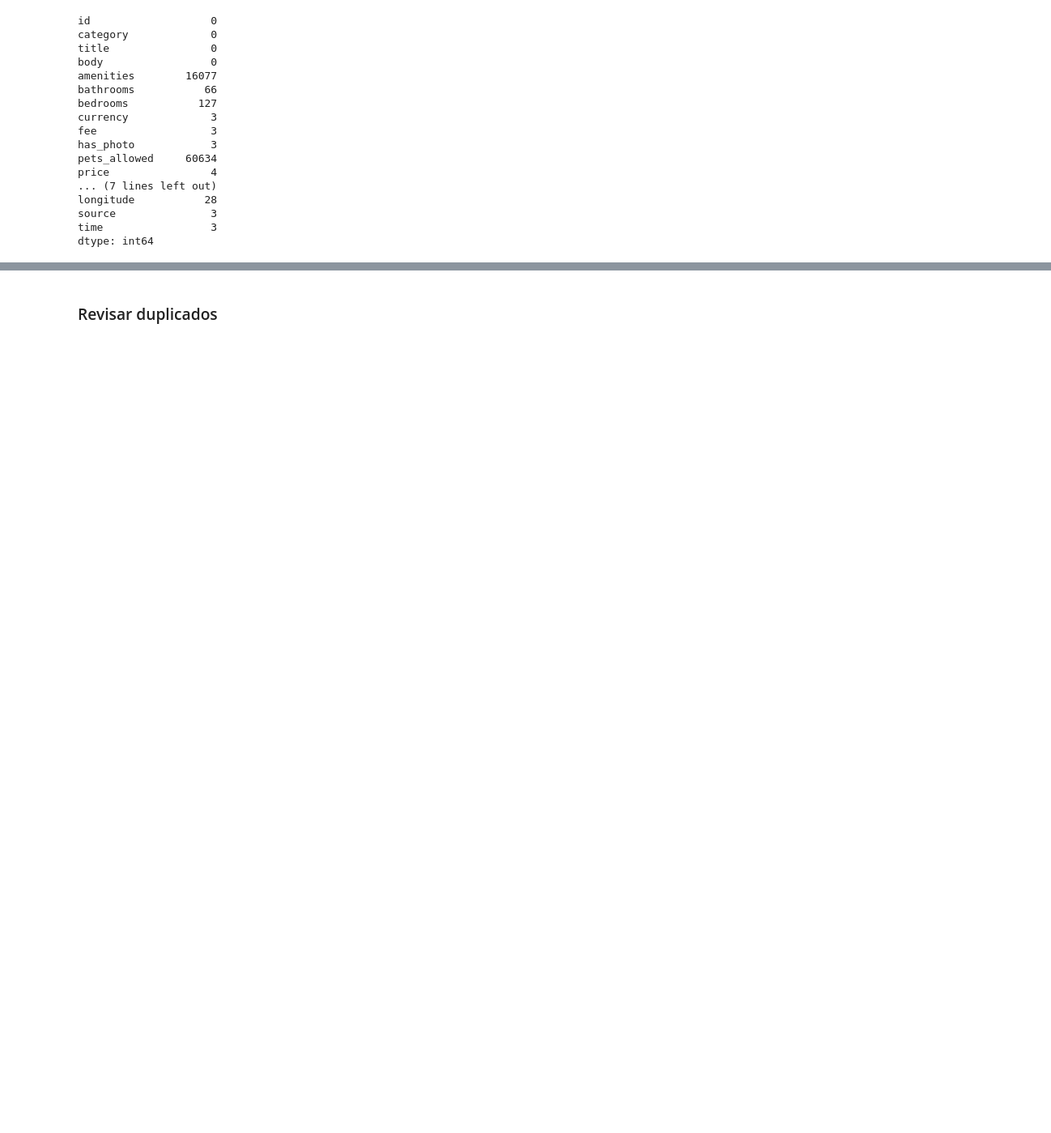
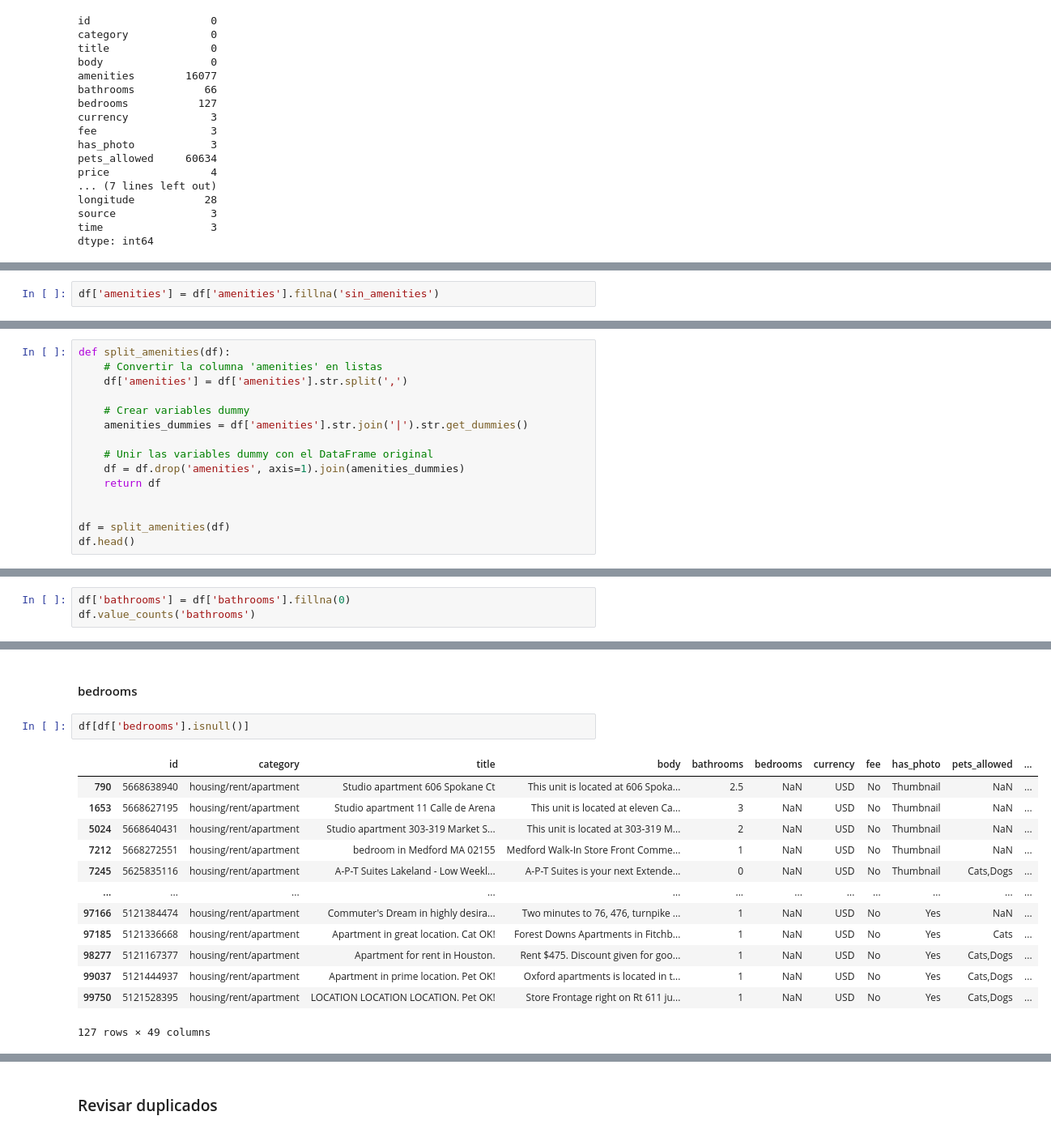
Before and after one commit to hdiazf/machine_learning_2, a Jupyter notebook: notebook/Tarea1.ipynb, the cells around one changed output, grey strips where cells are left out. Shown at 81% size. Drawn from its saved outputs; the diff is of its cells as text; blank space fills up the shorter version.

Commit message:
Limpieza de nulos y duplicados OK. Se expandió la columna amenities.

```diff
--- a/notebook/Tarea1.ipynb
+++ b/notebook/Tarea1.ipynb
@@ -134,0 +139,2 @@ df[df['amenities'].isnull()]
+# %%
+df['amenities'] = df['amenities'].fillna('sin_amenities')
@@ -134,0 +143,15 @@ df[df['amenities'].isnull()]
+# %%
+def split_amenities(df):
+    # Convertir la columna 'amenities' en listas
+    df['amenities'] = df['amenities'].str.split(',')
+
+    # Crear variables dummy
+    amenities_dummies = df['amenities'].str.join('|').str.get_dummies()
+
+    # Unir las variables dummy con el DataFrame original
+    df = df.drop('amenities', axis=1).join(amenities_dummies)
+    return df
+
+
+df = split_amenities(df)
+df.head()
@@ -134,0 +191,3 @@ df[df['amenities'].isnull()]
+# %%
+df['bathrooms'] = df['bathrooms'].fillna(0)
+df.value_counts('bathrooms')
@@ -134,0 +214,18 @@ df[df['amenities'].isnull()]
+# %% [markdown]
+#### bedrooms
+# %%
+df[df['bedrooms'].isnull()]
+# %% [output]
+|  | id | category | title | body | bathrooms | bedrooms | currency | fee | has_photo | pets_allowed | ... |
+| 790 | 5668638940 | housing/rent/apartment | Studio apartment 606 Spokane Ct | This unit is located at 606 Spoka... | 2.5 | NaN | USD | No | Thumbnail | NaN | ... |
+| 1653 | 5668627195 | housing/rent/apartment | Studio apartment 11 Calle de Arena | This unit is located at eleven Ca... | 3 | NaN | USD | No | Thumbnail | NaN | ... |
+| 5024 | 5668640431 | housing/rent/apartment | Studio apartment 303-319 Market S... | This unit is located at 303-319 M... | 2 | NaN | USD | No | Thumbnail | NaN | ... |
+| 7212 | 5668272551 | housing/rent/apartment | bedroom in Medford MA 02155 | Medford Walk-In Store Front Comme... | 1 | NaN | USD | No | Thumbnail | NaN | ... |
+| 7245 | 5625835116 | housing/rent/apartment | A-P-T Suites Lakeland - Low Weekl... | A-P-T Suites is your next Extende... | 0 | NaN | USD | No | Thumbnail | Cats,Dogs | ... |
+| ... | ... | ... | ... | ... | ... | ... | ... | ... | ... | ... | ... |
+| 97166 | 5121384474 | housing/rent/apartment | Commuter's Dream in highly desira... | Two minutes to 76, 476, turnpike ... | 1 | NaN | USD | No | Yes | NaN | ... |
+| 97185 | 5121336668 | housing/rent/apartment | Apartment in great location. Cat OK! | Forest Downs Apartments in Fitchb... | 1 | NaN | USD | No | Yes | Cats | ... |
+| 98277 | 5121167377 | housing/rent/apartment | Apartment for rent in Houston. | Rent $475. Discount given for goo... | 1 | NaN | USD | No | Yes | Cats,Dogs | ... |
+| 99037 | 5121444937 | housing/rent/apartment | Apartment in prime location. Pet OK! | Oxford apartments is located in t... | 1 | NaN | USD | No | Yes | Cats,Dogs | ... |
+| 99750 | 5121528395 | housing/rent/apartment | LOCATION LOCATION LOCATION. Pet OK! | Store Frontage right on Rt 611 ju... | 1 | NaN | USD | No | Yes | Cats,Dogs | ... |
+127 rows × 49 columns
```
Also changed, not shown: parts of 16 cells of this notebook.
